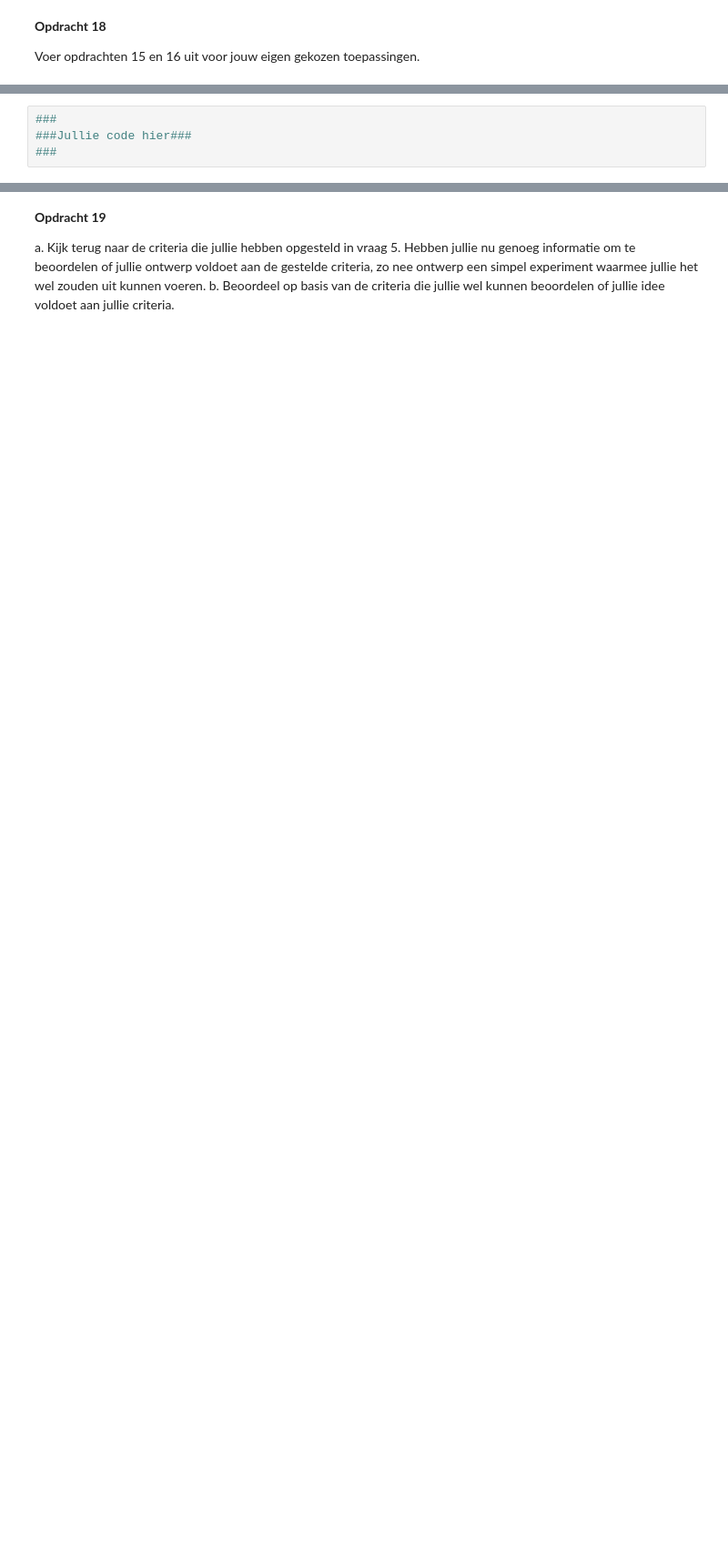
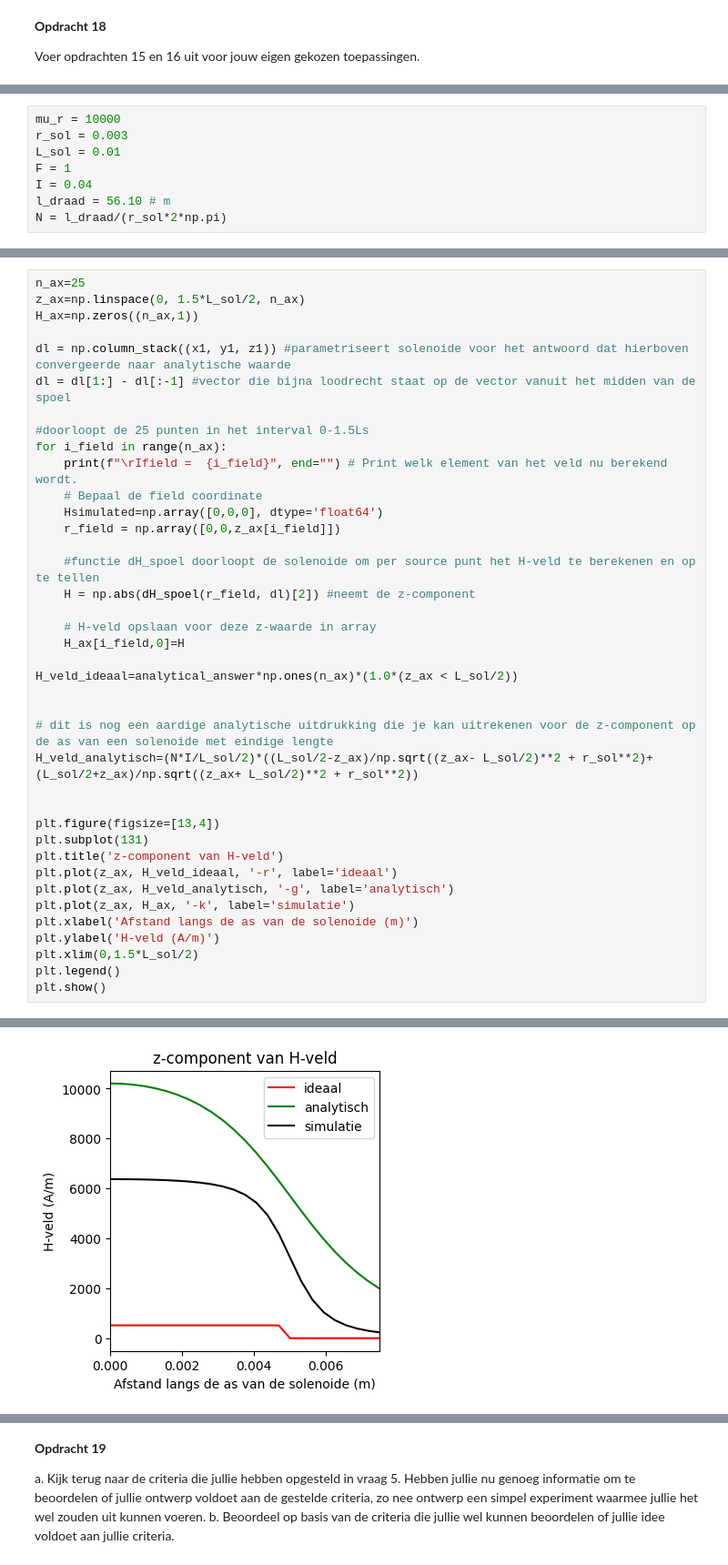
Before and after one commit to gltChboy/opdrachten-DEF-D, a Jupyter notebook: 2KrachtactuatorOpdracht/KrachtactuatorOpdracht.ipynb, the cells around one changed output, grey strips where cells are left out. Shown at 91% size. Drawn from its saved outputs; the diff is of its cells as text; blank space fills up the shorter version.

```diff
--- a/2KrachtactuatorOpdracht/KrachtactuatorOpdracht.ipynb
+++ b/2KrachtactuatorOpdracht/KrachtactuatorOpdracht.ipynb
@@ -702,0 +705,8 @@ Voer opdrachten 15 en 16 uit voor jouw eigen gekozen toepassingen.
+# %%
+mu_r = 10000
+r_sol = 0.003
+L_sol = 0.01
+F = 1
+I = 0.04
+l_draad = 56.10 # m
+N = l_draad/(r_sol*2*np.pi)
@@ -703,4 +753,40 @@ Voer opdrachten 15 en 16 uit voor jouw eigen gekozen toepassingen.
 # %%
-###
-###Jullie code hier###
-###
+n_ax=25
+z_ax=np.linspace(0, 1.5*L_sol/2, n_ax)
+H_ax=np.zeros((n_ax,1))
+
+dl = np.column_stack((x1, y1, z1)) #parametriseert solenoide voor het antwoord dat hierboven convergeerde naar analytische waarde
+dl = dl[1:] - dl[:-1] #vector die bijna loodrecht staat op de vector vanuit het midden van de spoel
+
+#doorloopt de 25 punten in het interval 0-1.5Ls
+for i_field in range(n_ax):
+    print(f"\rIfield =  {i_field}", end="") # Print welk element van het veld nu berekend wordt.
+    # Bepaal de field coordinate
+    Hsimulated=np.array([0,0,0], dtype='float64')
+    r_field = np.array([0,0,z_ax[i_field]])
+
+    #functie dH_spoel doorloopt de solenoide om per source punt het H-veld te berekenen en op te tellen
+    H = np.abs(dH_spoel(r_field, dl)[2]) #neemt de z-component
+
+    # H-veld opslaan voor deze z-waarde in array
+    H_ax[i_field,0]=H
+
+H_veld_ideaal=analytical_answer*np.ones(n_ax)*(1.0*(z_ax < L_sol/2))
+
+
+# dit is nog een aardige analytische uitdrukking die je kan uitrekenen voor de z-component op de as van een solenoide met eindige lengte
+H_veld_analytisch=(N*I/L_sol/2)*((L_sol/2-z_ax)/np.sqrt((z_ax- L_sol/2)**2 + r_sol**2)+(L_sol/2+z_ax)/np.sqrt((z_ax+ L_sol/2)**2 + r_sol**2))
+
+
+plt.figure(figsize=[13,4])
+plt.subplot(131)
+plt.title('z-component van H-veld')
+plt.plot(z_ax, H_veld_ideaal, '-r', label='ideaal')
+plt.plot(z_ax, H_veld_analytisch, '-g', label='analytisch')
+plt.plot(z_ax, H_ax, '-k', label='simulatie')
+plt.xlabel('Afstand langs de as van de solenoide (m)')
+plt.ylabel('H-veld (A/m)')
+plt.xlim(0,1.5*L_sol/2)
+plt.legend()
+plt.show()
+# %% [output]
@@ -706,0 +794 @@ Voer opdrachten 15 en 16 uit voor jouw eigen gekozen toepassingen.
+[figure, added]
```
Also changed, not shown: parts of 21 cells of this notebook.
